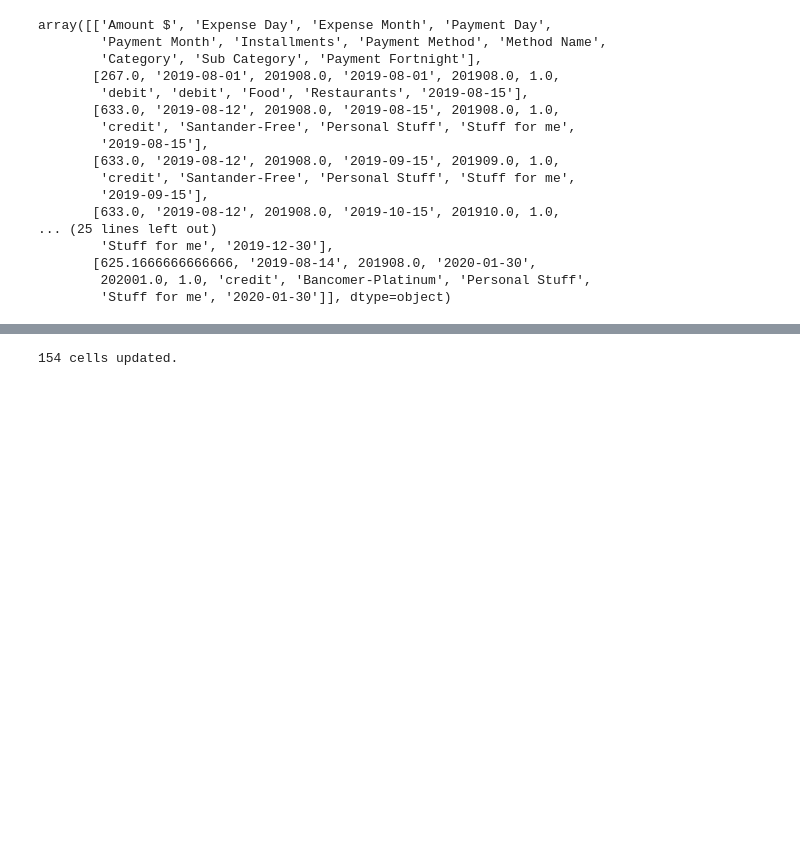
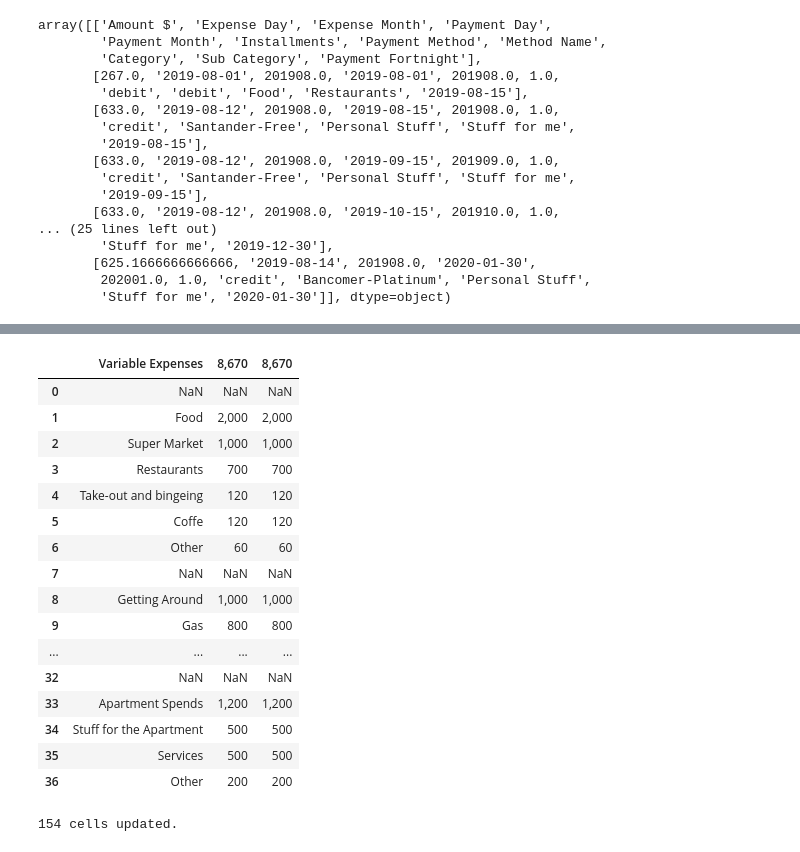
Before and after one commit to Jordi-Ab/personal_finance, a Jupyter notebook: write to google sheet.ipynb, the cells around one changed output, grey strips where cells are left out. Drawn from its saved outputs; the diff is of its cells as text; code cells hidden in the pictures; blank space fills up the shorter version.

```diff
--- a/write to google sheet.ipynb
+++ b/write to google sheet.ipynb
@@ -77,3 +164,23 @@ array([['Amount $', 'Expense Day', 'Expense Month', 'Payment Day',
+# %%
+categories_titles
+# %% [output]
+|  | Variable Expenses | 8,670 | 8,670 |
+| 0 | NaN | NaN | NaN |
+| 1 | Food | 2,000 | 2,000 |
+| 2 | Super Market | 1,000 | 1,000 |
+| 3 | Restaurants | 700 | 700 |
+| 4 | Take-out and bingeing | 120 | 120 |
+| 5 | Coffe | 120 | 120 |
+| 6 | Other | 60 | 60 |
+| 7 | NaN | NaN | NaN |
+| 8 | Getting Around | 1,000 | 1,000 |
+| 9 | Gas | 800 | 800 |
+| ... | ... | ... | ... |
+| 32 | NaN | NaN | NaN |
+| 33 | Apartment Spends | 1,200 | 1,200 |
+| 34 | Stuff for the Apartment | 500 | 500 |
+| 35 | Services | 500 | 500 |
+| 36 | Other | 200 | 200 |
 # %%
 data = [
     {
```
Also changed, not shown: parts of 13 cells of this notebook, 3 other files.
